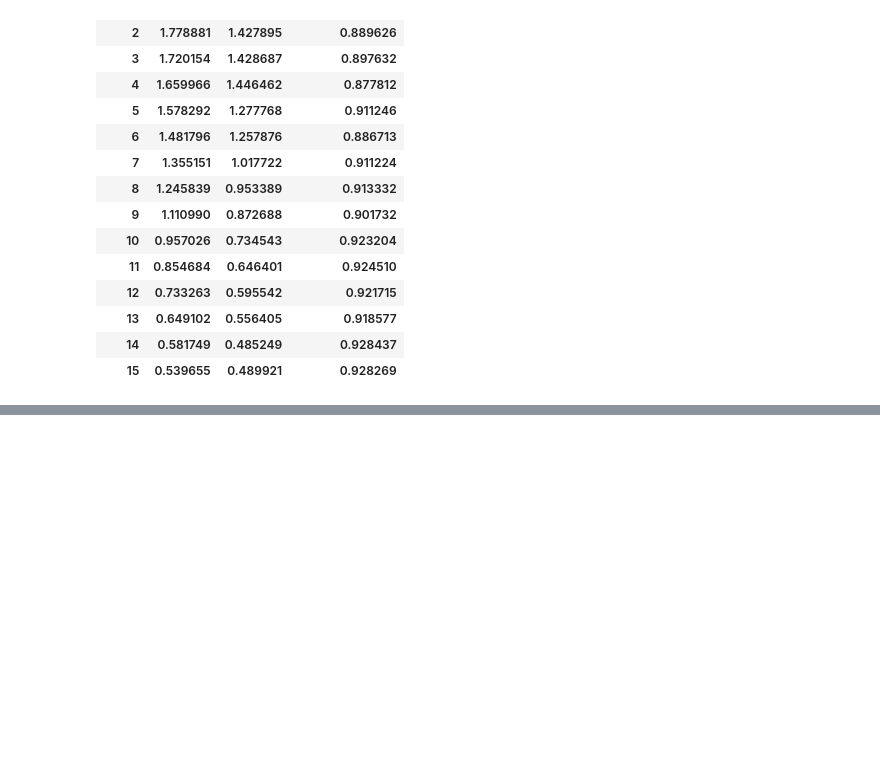
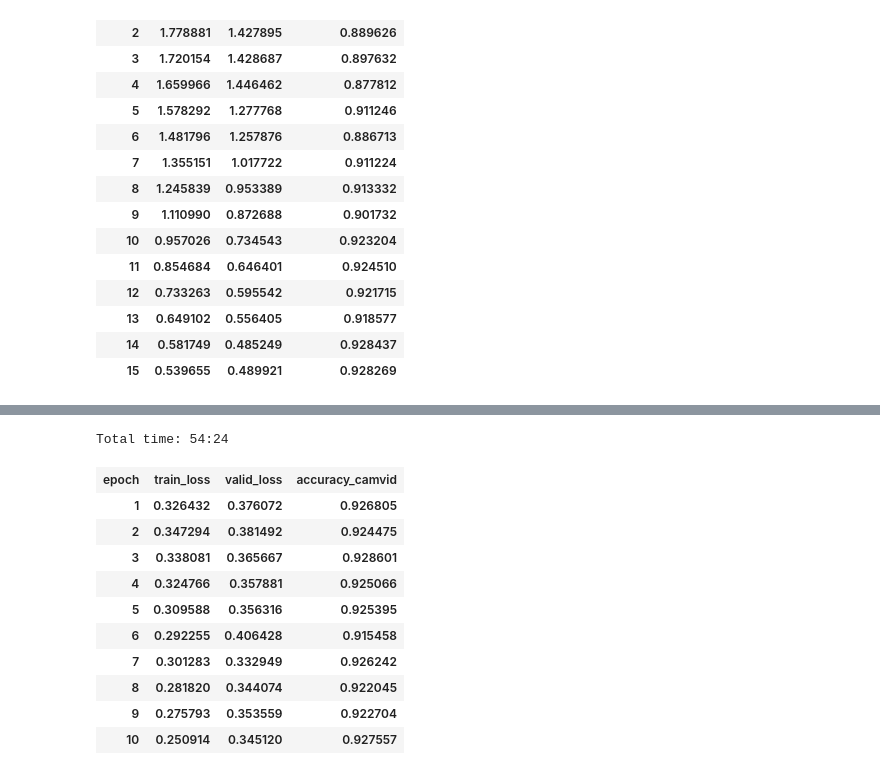
Before and after one commit to rawatpremsingh999/Semantic-Segmentation, a Jupyter notebook: Camvid segmentation.ipynb, the cells around one changed output, grey strips where cells are left out. Cells and saved outputs as stored; diff of their text form; code cells hidden in the pictures; blank space fills up the shorter version.

```diff
--- a/Camvid segmentation.ipynb
+++ b/Camvid segmentation.ipynb
@@ -297,0 +321,15 @@ lear
+# %%
+learn.fit_one_cycle(cyc_len=10, max_lr=slice(1e-6,1e-4), pct_start=0.6)
+# %% [output]
+Total time: 54:24
+| epoch | train_loss | valid_loss | accuracy_camvid |
+| 1 | 0.326432 | 0.376072 | 0.926805 |
+| 2 | 0.347294 | 0.381492 | 0.924475 |
+| 3 | 0.338081 | 0.365667 | 0.928601 |
+| 4 | 0.324766 | 0.357881 | 0.925066 |
+| 5 | 0.309588 | 0.356316 | 0.925395 |
+| 6 | 0.292255 | 0.406428 | 0.915458 |
+| 7 | 0.301283 | 0.332949 | 0.926242 |
+| 8 | 0.281820 | 0.344074 | 0.922045 |
+| 9 | 0.275793 | 0.353559 | 0.922704 |
+| 10 | 0.250914 | 0.345120 | 0.927557 |
```
Also changed, not shown: parts of 8 cells of this notebook.
